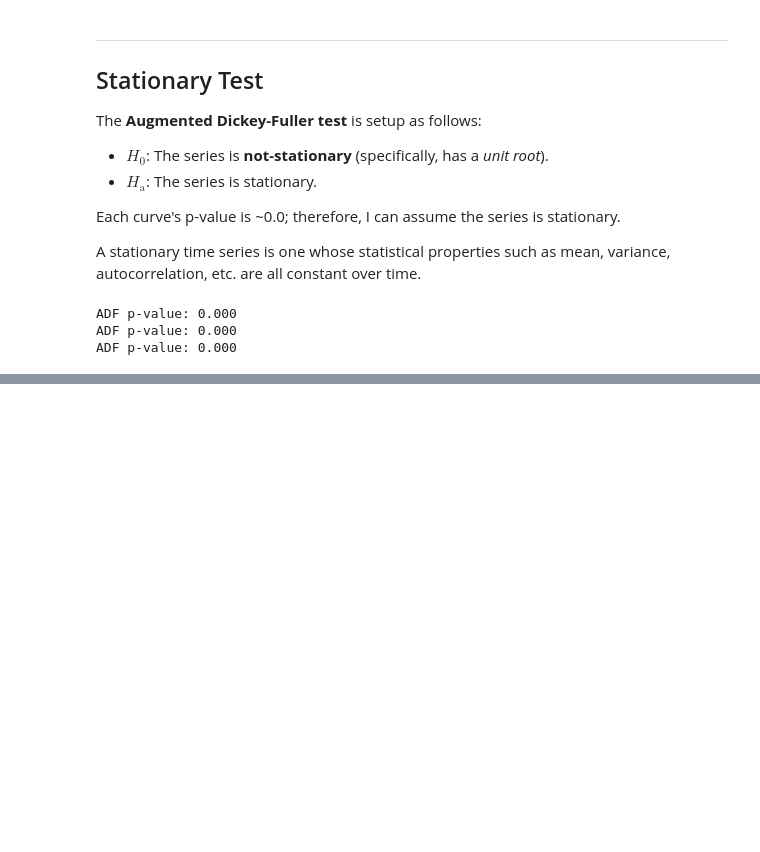
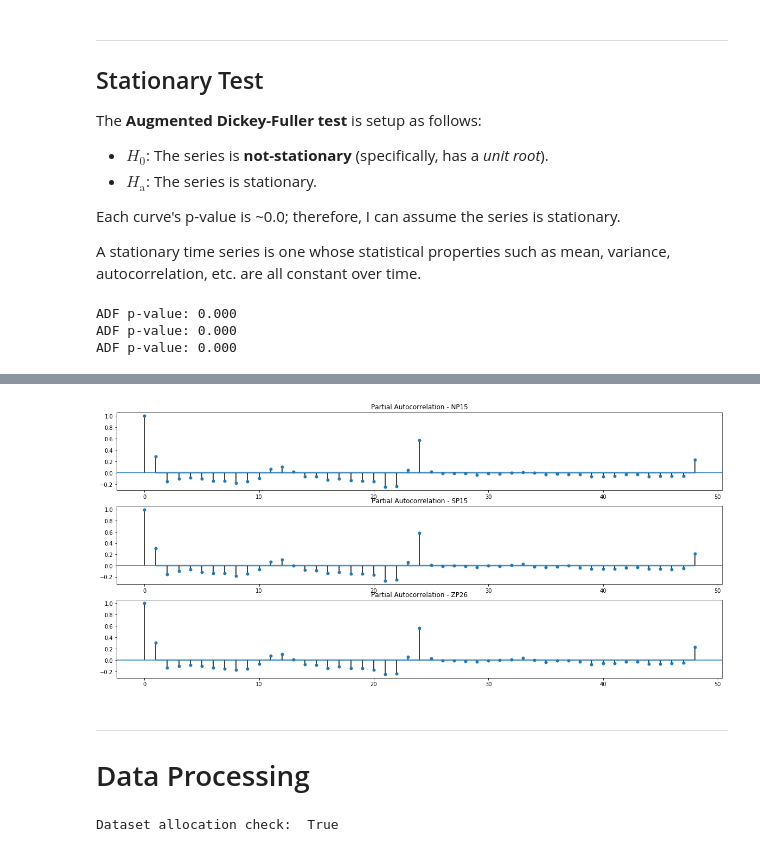
Before and after one commit to Morgan-Sell/caiso-price-forecast, a Jupyter notebook: arima.ipynb, the cells around one changed output, grey strips where cells are left out. Saved outputs shown, nothing was run; the diff lists cells and outputs as text; code cells hidden in the pictures; blank space fills up the shorter version.

```diff
--- a/arima.ipynb
+++ b/arima.ipynb
@@ -225,0 +265,48 @@ def fit_arima_model(series, order, exog_vars):
+# %%
+# Does this signify there is no direct interday effect?
+# The LMP, more or less, "starts from scratch" each day.
+fig, axs = plt.subplots(3, figsize=(20, 9))
+
+pacf_lag = 24*2
+for i, d, name in zip(lmp_len_rng, all_hub_diff, hub_names):
+    _ = sm.graphics.tsa.plot_pacf(d, lags=pacf_lag, ax=axs[i])
+    axs[i].set_title(f"Partial Autocorrelation - {name}")
+# %% [output]
+[figure, added]
+# %% [markdown]
+---
+# Data Processing
+# %%
+prcnt_df_for_train = 0.9
+prcnt_df_for_val = 0
+
+train_end_mark = int(prcnt_df_for_train * len(caiso))
+validation_end_mark = int(prcnt_df_for_val * len(caiso)) + train_end_mark
+
+
+train_df = caiso.iloc[:train_end_mark, :]
+val_df = caiso.iloc[train_end_mark:validation_end_mark, :]
+test_df = caiso.iloc[validation_end_mark:, :]
+
+# Train set
+np15_lmp_train = train_df['$_MWH_np15'].values
+sp15_lmp_train = train_df['$_MWH_sp15']
+zp26_lmp_train = train_df['$_MWH_zp26']
+exog_train = train_df[['day_week', 'other', 'solar', 'wind', 'net_exp_MW', 'load_MW', 'HH_$_mill_BTU']]
+
+# Validation set
+np15_lmp_val = val_df['$_MWH_np15']
+sp15_lmp_val = val_df['$_MWH_sp15']
+zp26_lmp_val = val_df['$_MWH_zp26']
+exog_val = val_df[['day_week', 'other', 'solar', 'wind', 'net_exp_MW', 'load_MW', 'HH_$_mill_BTU']].values
+
+# test set
+np15_lmp_test = test_df['$_MWH_np15']
+sp15_lmp_test = test_df['$_MWH_sp15']
+zp26_lmp_test = test_df['$_MWH_zp26']
+exog_test = test_df[['day_week', 'other', 'solar', 'wind', 'net_exp_MW', 'load_MW', 'HH_$_mill_BTU']].values
+
+allocation_check = len(train_df) + len(val_df) + len(test_df) == len(caiso)
+print("Dataset allocation check: ", allocation_check)
+# %% [output]
+Dataset allocation check:  True
```
Also changed, not shown: parts of 12 cells of this notebook, 1 other file.
